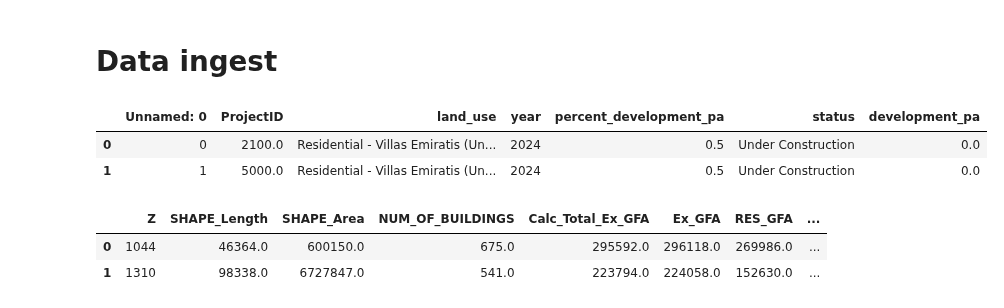
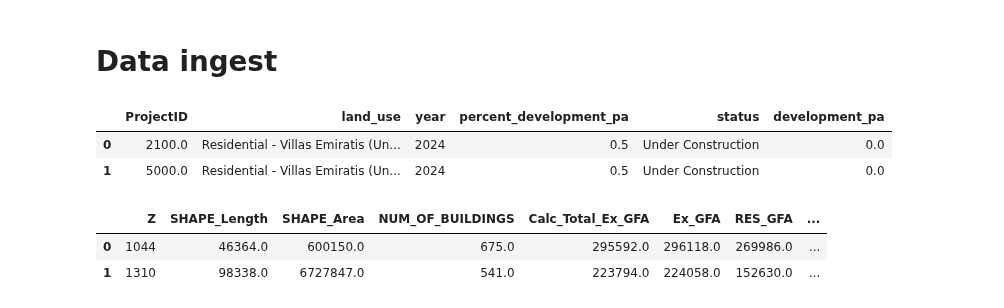
Before and after one commit to BuroHappoldLegacySoup/PlanCapitalLandModel, a Jupyter notebook: MP to TAZ Pipeline.ipynb, the cells around one changed output. Drawn from its saved outputs; the diff is of its cells as text; code cells hidden in the pictures.

```diff
--- a/MP to TAZ Pipeline.ipynb
+++ b/MP to TAZ Pipeline.ipynb
@@ -13,12 +13,12 @@ from pathlib import Path
 # Data ingest
 # %%
 # Reading in phased development data
-phased_development = pd.read_csv('pipeline_example_output.csv')
+phased_development = pd.read_csv('pipeline_example_output.csv').drop(['Unnamed: 0'],axis = 1)
 phased_development.head(2)
 # %% [output]
-|  | Unnamed: 0 | ProjectID | land_use | year | percent_development_pa | status | development_pa |
-| 0 | 0 | 2100.0 | Residential - Villas Emiratis (Un... | 2024 | 0.5 | Under Construction | 0.0 |
-| 1 | 1 | 5000.0 | Residential - Villas Emiratis (Un... | 2024 | 0.5 | Under Construction | 0.0 |
+|  | ProjectID | land_use | year | percent_development_pa | status | development_pa |
+| 0 | 2100.0 | Residential - Villas Emiratis (Un... | 2024 | 0.5 | Under Construction | 0.0 |
+| 1 | 5000.0 | Residential - Villas Emiratis (Un... | 2024 | 0.5 | Under Construction | 0.0 |
 # %%
 # Reading in baseline TAZ data
 
```
Also changed, not shown: parts of 8 cells of this notebook.
